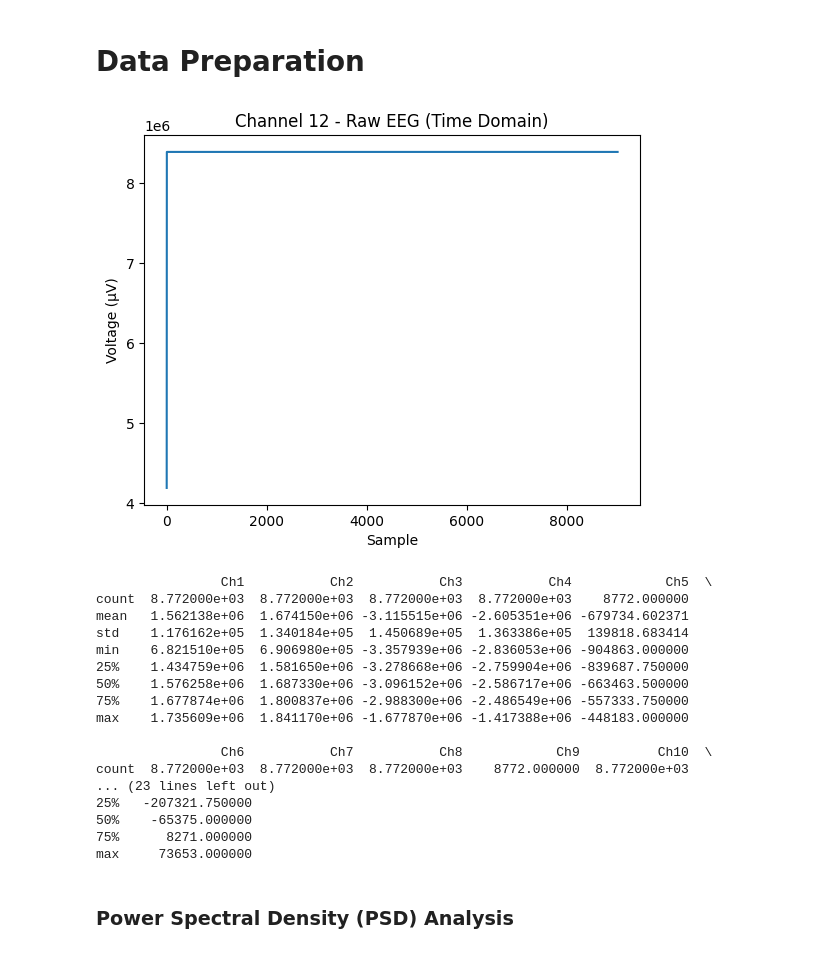
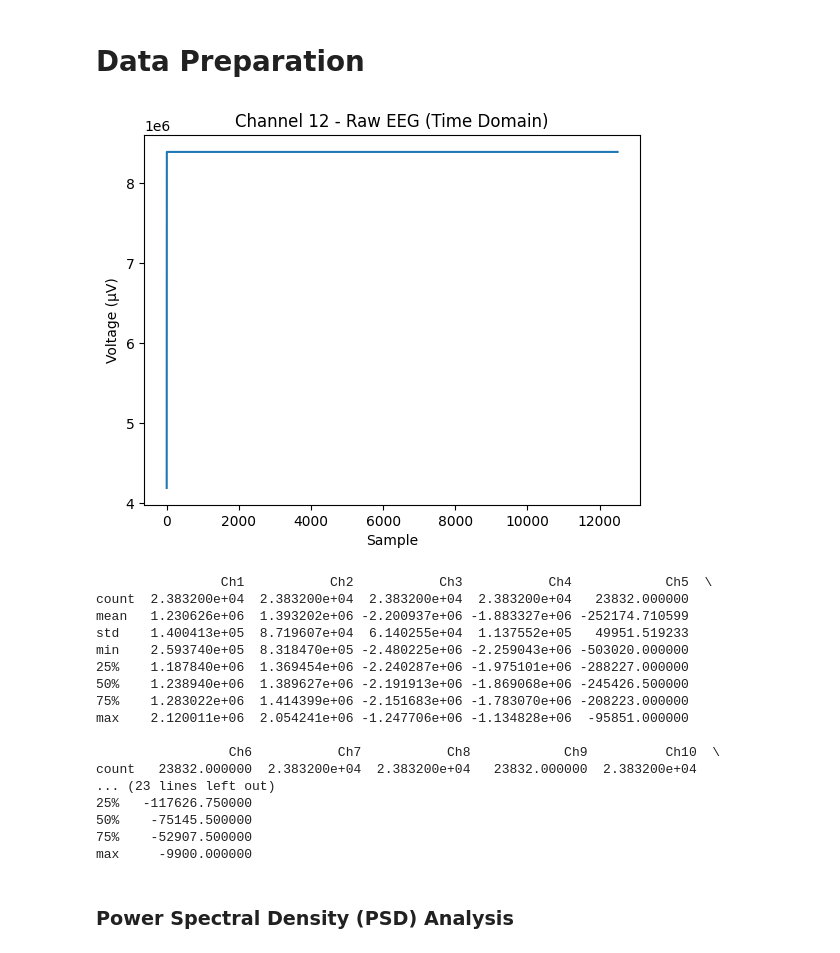
Before and after one commit to StavanGandhi30/BCI_UR3, a Jupyter notebook: EEG_Classification.ipynb, the cells around one changed output. Drawn from its saved outputs; the diff is of its cells as text; code cells hidden in the pictures.

```diff
--- a/EEG_Classification.ipynb
+++ b/EEG_Classification.ipynb
@@ -32,40 +33,40 @@ import matplotlib.pyplot as plt
 # %% [markdown]
 # Data Preparation
 # %%
-left_channels = pd.read_csv("/content/drive/MyDrive/OpenBCI/left/left_2025-07-15_13:55:21.csv")
+up_channels = pd.read_csv("/content/drive/MyDrive/OpenBCI/up/up_2025-07-30_17:49:32.csv")
 # %%
 import matplotlib.pyplot as plt
 
 # Plot 5 seconds from channel 0
 channel = 12
 start, end = 0, 50 * 250  # 5 sec at 250Hz
-plt.plot(left_channels.iloc[start:end, channel])
+plt.plot(up_channels.iloc[start:end, channel])
 plt.title(f"Channel {channel} - Raw EEG (Time Domain)")
 plt.xlabel("Sample")
 plt.ylabel("Voltage (µV)")
 plt.show()
 # %% [output]
-[figure, old version]
+[figure, new version]
 # %%
-print(left_channels.describe())
+print(up_channels.describe())
 # %% [output]
                 Ch1           Ch2           Ch3           Ch4            Ch5  \
-count  8.772000e+03  8.772000e+03  8.772000e+03  8.772000e+03    8772.000000
-mean   1.562138e+06  1.674150e+06 -3.115515e+06 -2.605351e+06 -679734.602371
-std    1.176162e+05  1.340184e+05  1.450689e+05  1.363386e+05  139818.683414
-min    6.821510e+05  6.906980e+05 -3.357939e+06 -2.836053e+06 -904863.000000
-25%    1.434759e+06  1.581650e+06 -3.278668e+06 -2.759904e+06 -839687.750000
-50%    1.576258e+06  1.687330e+06 -3.096152e+06 -2.586717e+06 -663463.500000
-75%    1.677874e+06  1.800837e+06 -2.988300e+06 -2.486549e+06 -557333.750000
-max    1.735609e+06  1.841170e+06 -1.677870e+06 -1.417388e+06 -448183.000000
+count  2.383200e+04  2.383200e+04  2.383200e+04  2.383200e+04   23832.000000
+mean   1.230626e+06  1.393202e+06 -2.200937e+06 -1.883327e+06 -252174.710599
+std    1.400413e+05  8.719607e+04  6.140255e+04  1.137552e+05   49951.519233
+min    2.593740e+05  8.318470e+05 -2.480225e+06 -2.259043e+06 -503020.000000
+25%    1.187840e+06  1.369454e+06 -2.240287e+06 -1.975101e+06 -288227.000000
+50%    1.238940e+06  1.389627e+06 -2.191913e+06 -1.869068e+06 -245426.500000
+75%    1.283022e+06  1.414399e+06 -2.151683e+06 -1.783070e+06 -208223.000000
+max    2.120011e+06  2.054241e+06 -1.247706e+06 -1.134828e+06  -95851.000000
 
-                Ch6           Ch7           Ch8            Ch9          Ch10  \
-count  8.772000e+03  8.772000e+03  8.772000e+03    8772.000000  8.772000e+03
+                 Ch6           Ch7           Ch8            Ch9          Ch10  \
+count   23832.000000  2.383200e+04  2.383200e+04   23832.000000  2.383200e+04
 ... (23 lines left out)
-25%   -207321.750000
-50%    -65375.000000
-75%      8271.000000
-max     73653.000000
+25%   -117626.750000
+50%    -75145.500000
+75%    -52907.500000
+max     -9900.000000
 # %% [markdown]
 ### Power Spectral Density (PSD) Analysis
 # %%
```
Also changed, not shown: parts of 21 cells of this notebook.
